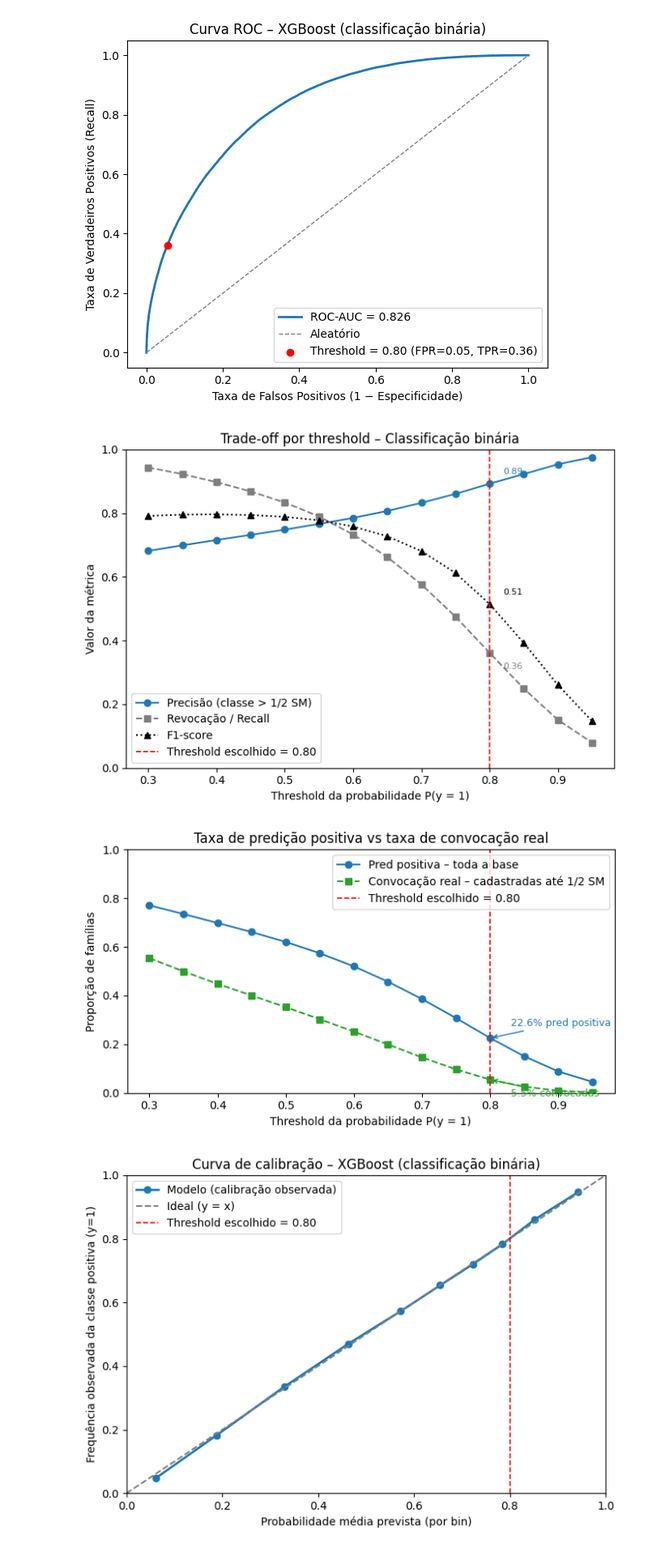
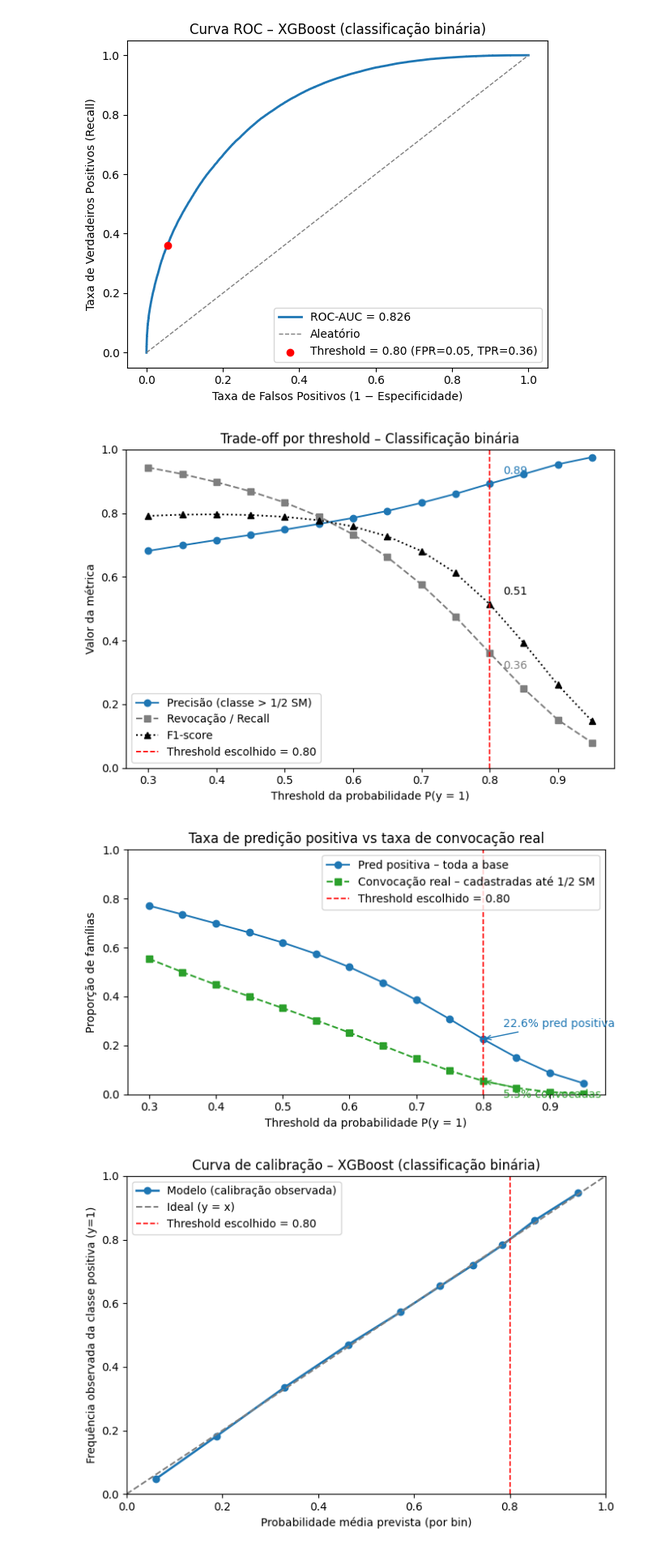
Before and after one commit to mariananresende/predicao_classe_renda_informal, a Jupyter notebook: ML_df_prop_binario.ipynb, the cells around one changed output. Shown at 81% size. Cells and saved outputs as stored; diff of their text form; code cells hidden in the pictures.

```diff
--- a/ML_df_prop_binario.ipynb
+++ b/ML_df_prop_binario.ipynb
@@ -1394,17 +1431,17 @@ ax.axvline(THRESHOLD_FINAL, color=VERM, linestyle="--", linewidth=1.2,
 ax.annotate(f"{precisoes[idx_thr]:.2f}",
             xy=(THRESHOLD_FINAL, precisoes[idx_thr]),
             xytext=(THRESHOLD_FINAL + 0.02, precisoes[idx_thr] + 0.03),
-            color=AZUL, fontsize=8)
+            color=AZUL, fontsize=10)
 
 ax.annotate(f"{revocacoes[idx_thr]:.2f}",
             xy=(THRESHOLD_FINAL, revocacoes[idx_thr]),
             xytext=(THRESHOLD_FINAL + 0.02, revocacoes[idx_thr] - 0.05),
-            color=CINZA, fontsize=8)
+            color=CINZA, fontsize=10)
 
 ax.annotate(f"{f1_scores[idx_thr]:.2f}",
             xy=(THRESHOLD_FINAL, f1_scores[idx_thr]),
             xytext=(THRESHOLD_FINAL + 0.02, f1_scores[idx_thr] + 0.03),
-            color=PRETO, fontsize=8)
+            color=PRETO, fontsize=10)
 
 ax.set_title("Trade-off por threshold – Classificação binária")
 ax.set_xlabel("Threshold da probabilidade P(y = 1)")
@@ -1424,37 +1461,37 @@ ax.plot(THRESHOLDS, taxa_pred_positiva,   marker="o", color=AZUL,  label="Pred p
 ax.plot(THRESHOLDS, taxa_convocacao_real, marker="s", color=VERDE, linestyle="--", label="Convocação real – cadastradas até 1/2 SM")
 
 # Linha vertical no threshold escolhido
 ax.axvline(THRESHOLD_FINAL, color=VERM, linestyle="--", linewidth=1.2,
            label=f"Threshold escolhido = {THRESHOLD_FINAL:.2f}")
 
 # Anotação: taxa de predição positiva
 ax.annotate(
     f"{taxa_pred_positiva[idx_thr]:.1%} pred positiva",
     xy=(THRESHOLD_FINAL, taxa_pred_positiva[idx_thr]),
     xytext=(THRESHOLD_FINAL + 0.03, taxa_pred_positiva[idx_thr] + 0.05),
     arrowprops=dict(arrowstyle="->", color=AZUL),
-    color=AZUL, fontsize=9
+    color=AZUL, fontsize=10
 )
 
 # Anotação: taxa de convocação real
 ax.annotate(
     f"{taxa_convocacao_real[idx_thr]:.1%} convocadas",
     xy=(THRESHOLD_FINAL, taxa_convocacao_real[idx_thr]),
     xytext=(THRESHOLD_FINAL + 0.03, taxa_convocacao_real[idx_thr] - 0.07),
     arrowprops=dict(arrowstyle="->", color=VERDE),
-    color=VERDE, fontsize=9
+    color=VERDE, fontsize=10
 )
 
 ax.set_title("Taxa de predição positiva vs taxa de convocação real")
 ax.set_xlabel("Threshold da probabilidade P(y = 1)")
 ax.set_ylabel("Proporção de famílias")
 ax.set_ylim(0, 1)
 ax.legend()
 plt.tight_layout()
 plt.show()
 # %% [output]
-[figure, old version]
+[figure, new version]
-[figure, old version]
+[figure, new version]
 # %%
 import numpy as np
 import matplotlib.pyplot as plt
```
Also changed, not shown: parts of 33 cells of this notebook, 4 other files.
